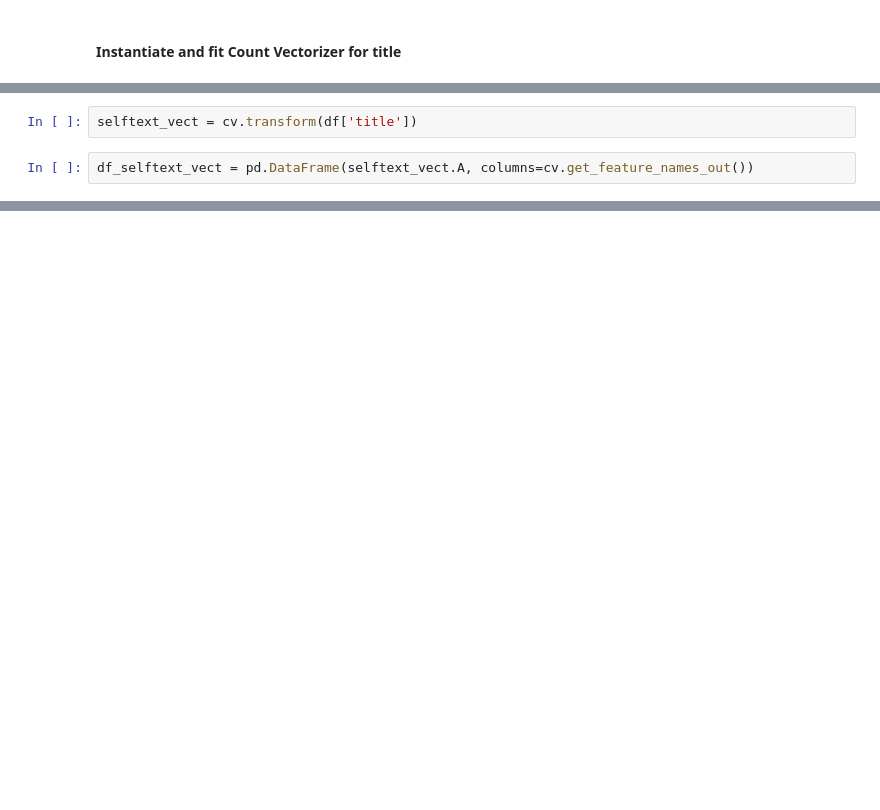
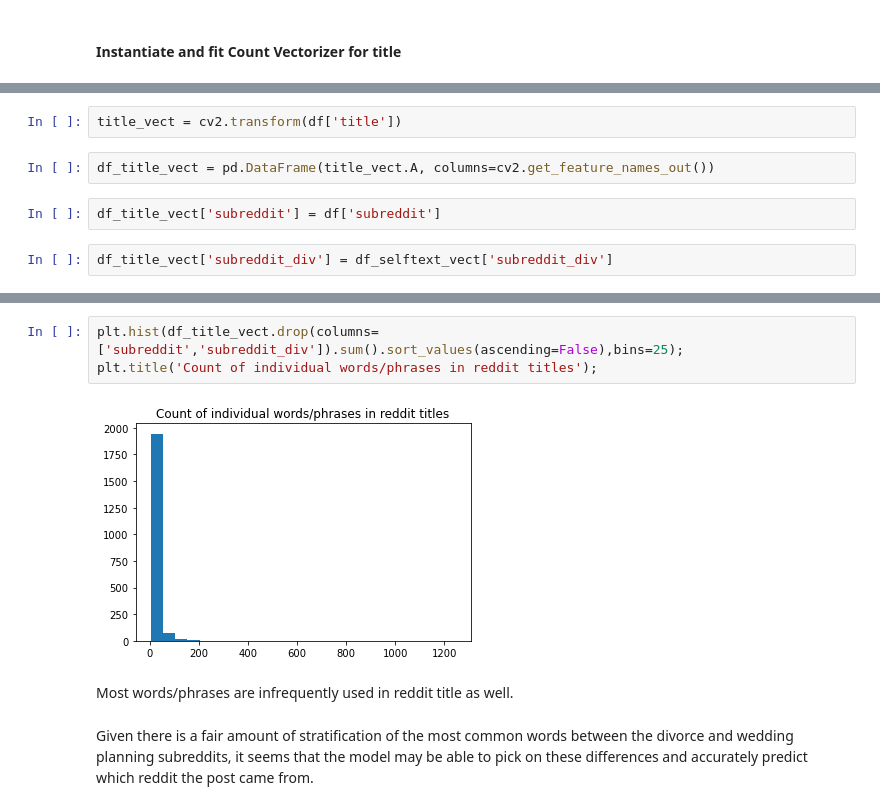
Before and after one commit to vmorenocosta/NLP-Classification-Reddit-API, a Jupyter notebook: code/01_Data_Collection.ipynb, the cells around one changed output, grey strips where cells are left out. Drawn from its saved outputs; the diff is of its cells as text; blank space fills up the shorter version.

Commit message:
tuning of models and development of conclusion & recs

```diff
--- a/code/01_Data_Collection.ipynb
+++ b/code/01_Data_Collection.ipynb
@@ -510,7 +524,11 @@ CountVectorizer(min_df=4, ngram_range=(1, 3),
                             'itself', ...],
                 strip_accents='unicode')
 # %%
-selftext_vect = cv.transform(df['title'])
+title_vect = cv2.transform(df['title'])
 # %%
-df_selftext_vect = pd.DataFrame(selftext_vect.A, columns=cv.get_feature_names_out())
+df_title_vect = pd.DataFrame(title_vect.A, columns=cv2.get_feature_names_out())
+# %%
+df_title_vect['subreddit'] = df['subreddit']
+# %%
+df_title_vect['subreddit_div'] = df_selftext_vect['subreddit_div']
 # %%
@@ -541,0 +563,9 @@ dtype: int64
+# %%
+plt.hist(df_title_vect.drop(columns=['subreddit','subreddit_div']).sum().sort_values(ascending=False),bins=25);
+plt.title('Count of individual words/phrases in reddit titles');
+# %% [output]
+[figure, added]
+# %% [markdown]
+Most words/phrases are infrequently used in reddit title as well.
+# %% [markdown]
+Given there is a fair amount of stratification of the most common words between the divorce and wedding planning subreddits, it seems that the model may be able to pick on these differences and accurately predict which reddit the post came from.
```
Also changed, not shown: parts of 16 cells of this notebook, 6 other files.
